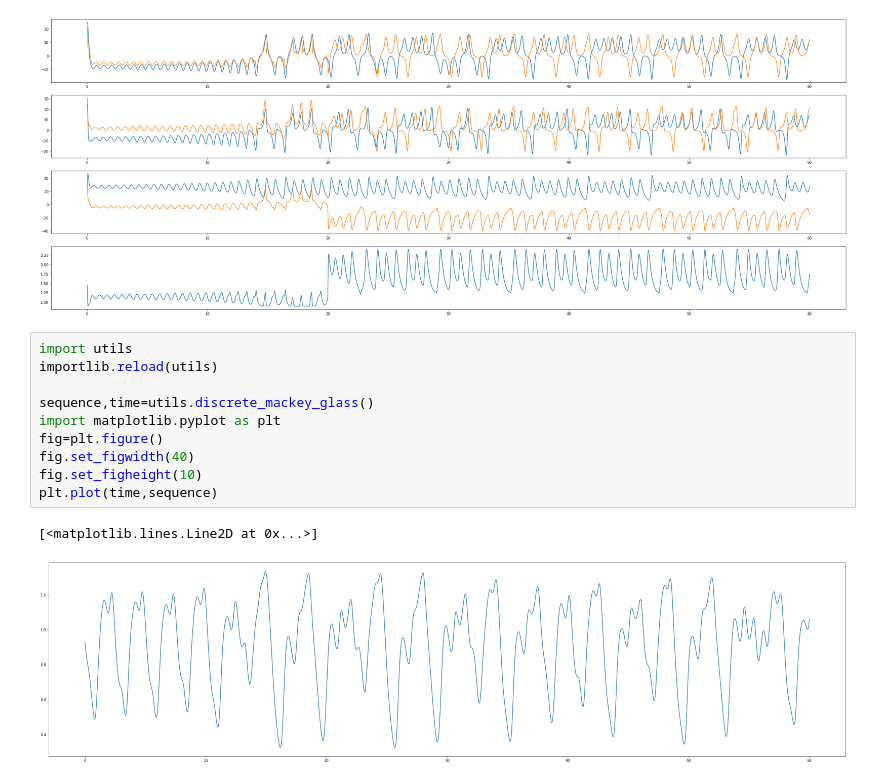
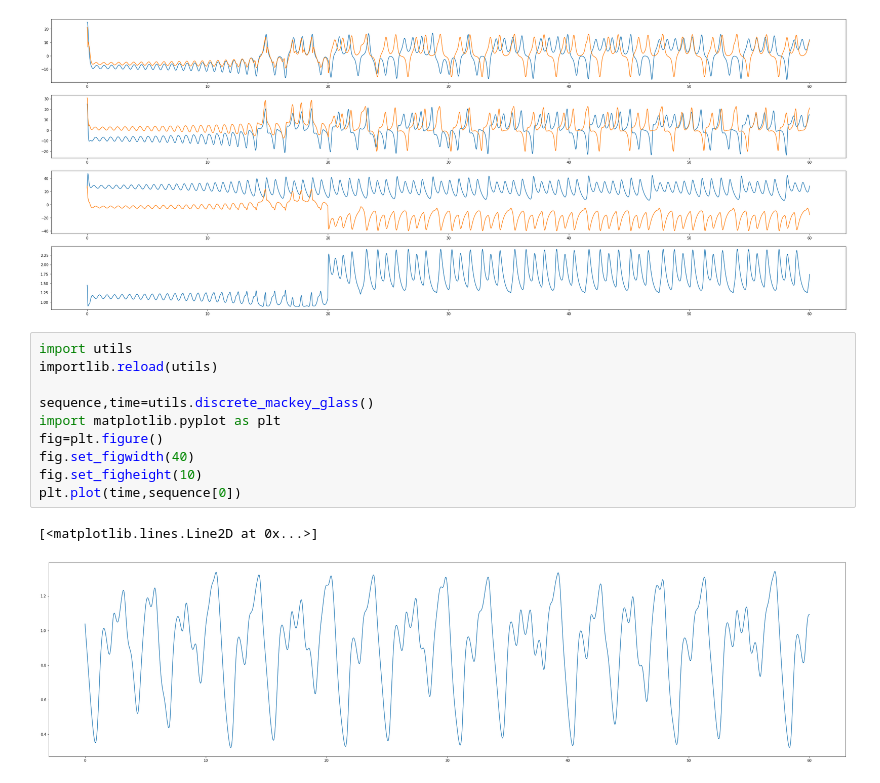
Before and after one commit to bucketfish0000/reservoir_restructure, a Jupyter notebook: reservoir.ipynb, the cells around one changed output. Drawn from its saved outputs; the diff is of its cells as text.

```diff
--- a/reservoir.ipynb
+++ b/reservoir.ipynb
@@ -81,16 +82,16 @@ utils.plot_time_sequence(0,RP.run_time,RP.f,
 # %%
 import utils
 importlib.reload(utils)
 
 sequence,time=utils.discrete_mackey_glass()
 import matplotlib.pyplot as plt
 fig=plt.figure()
 fig.set_figwidth(40)
 fig.set_figheight(10)
-plt.plot(time,sequence)
+plt.plot(time,sequence[0])
 # %% [output]
 [<matplotlib.lines.Line2D at 0x...>]
-[figure, old version]
+[figure, new version]
 # %%
 import model
 importlib.reload(model)
```
Also changed, not shown: parts of 3 cells of this notebook, 3 other files.
